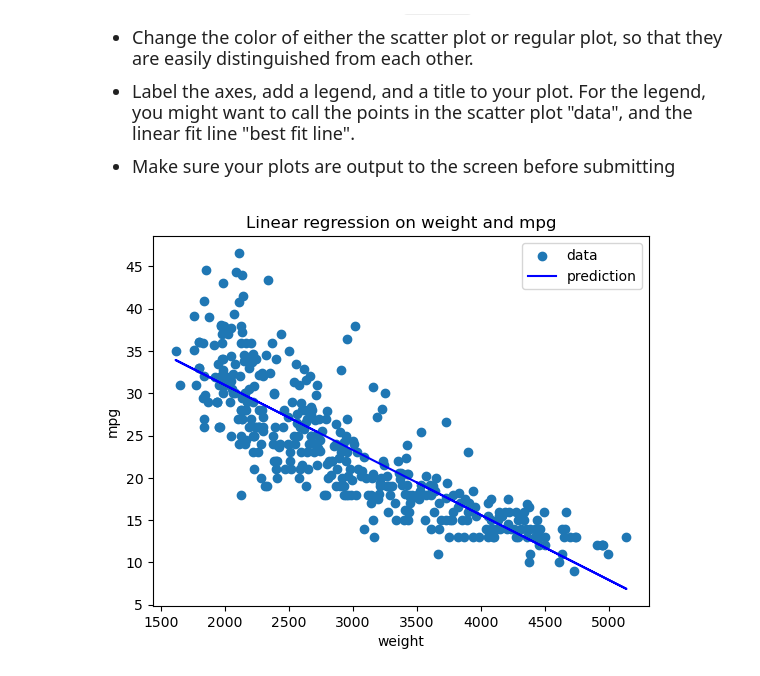
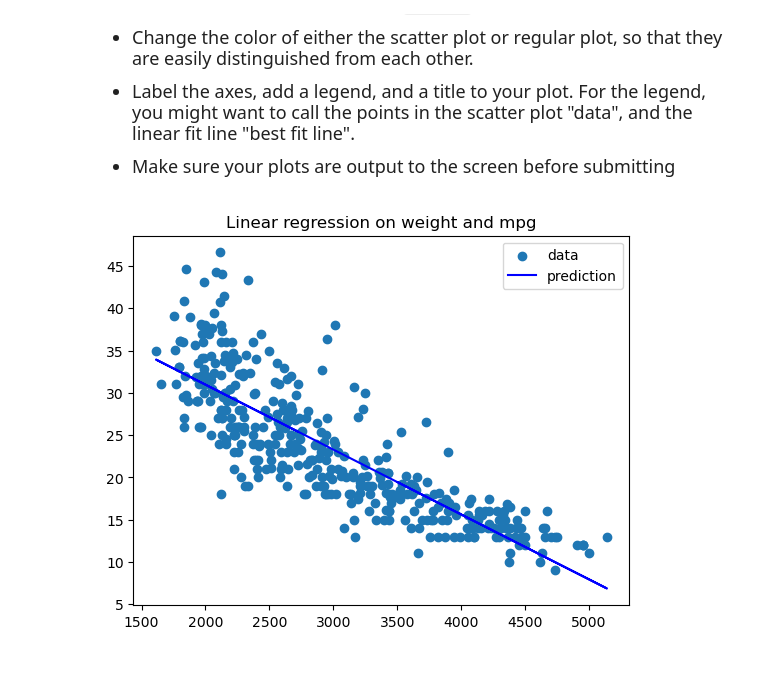
Before and after one commit to DevinZED/datasci151spring2026, a Jupyter notebook: _assignments/assignment_8/Assignment8.ipynb, the cells around one changed output. Cells and saved outputs as stored; diff of their text form; code cells hidden in the pictures.

```diff
--- a/_assignments/assignment_8/Assignment8.ipynb
+++ b/_assignments/assignment_8/Assignment8.ipynb
@@ -264,14 +264,12 @@ $$\hat{m}_i = a\cdot w_i + b$$
 # %%
 # your answer here
 a = coeffs["weight"]
 b = coeffs["Intercept"]
 predicted_mpg = a * df_features["weight"] + b
 plt.scatter(df_features["weight"], df_features["mpg"], label = "data")
 plt.plot(df_features["weight"], predicted_mpg, color = "blue", label = "prediction")
-plt.xlabel("weight")
-plt.ylabel("mpg")
 plt.legend()
 plt.title("Linear regression on weight and mpg")
 plt.show()
 # %% [output]
-[figure, old version]
+[figure, new version]
```
